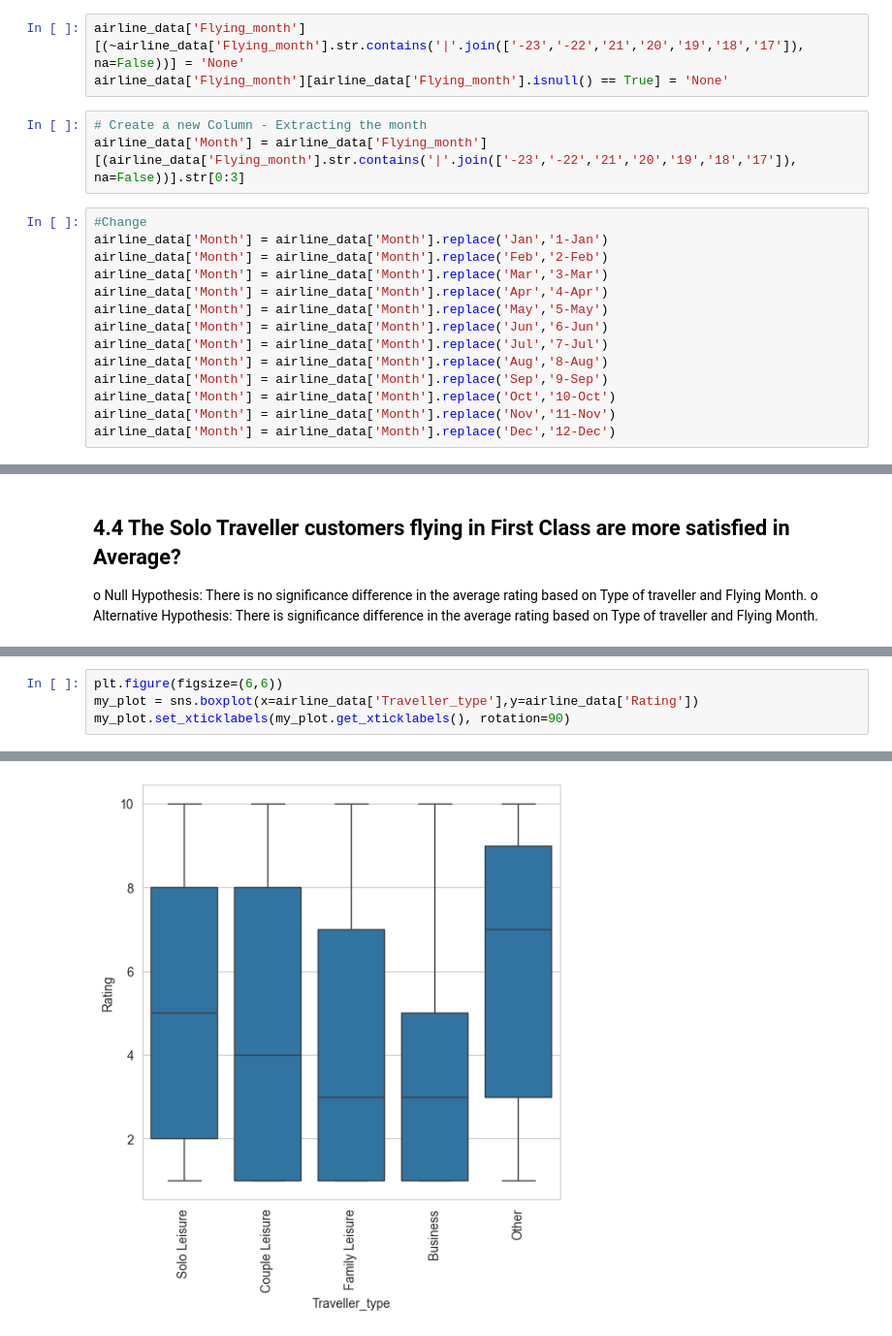
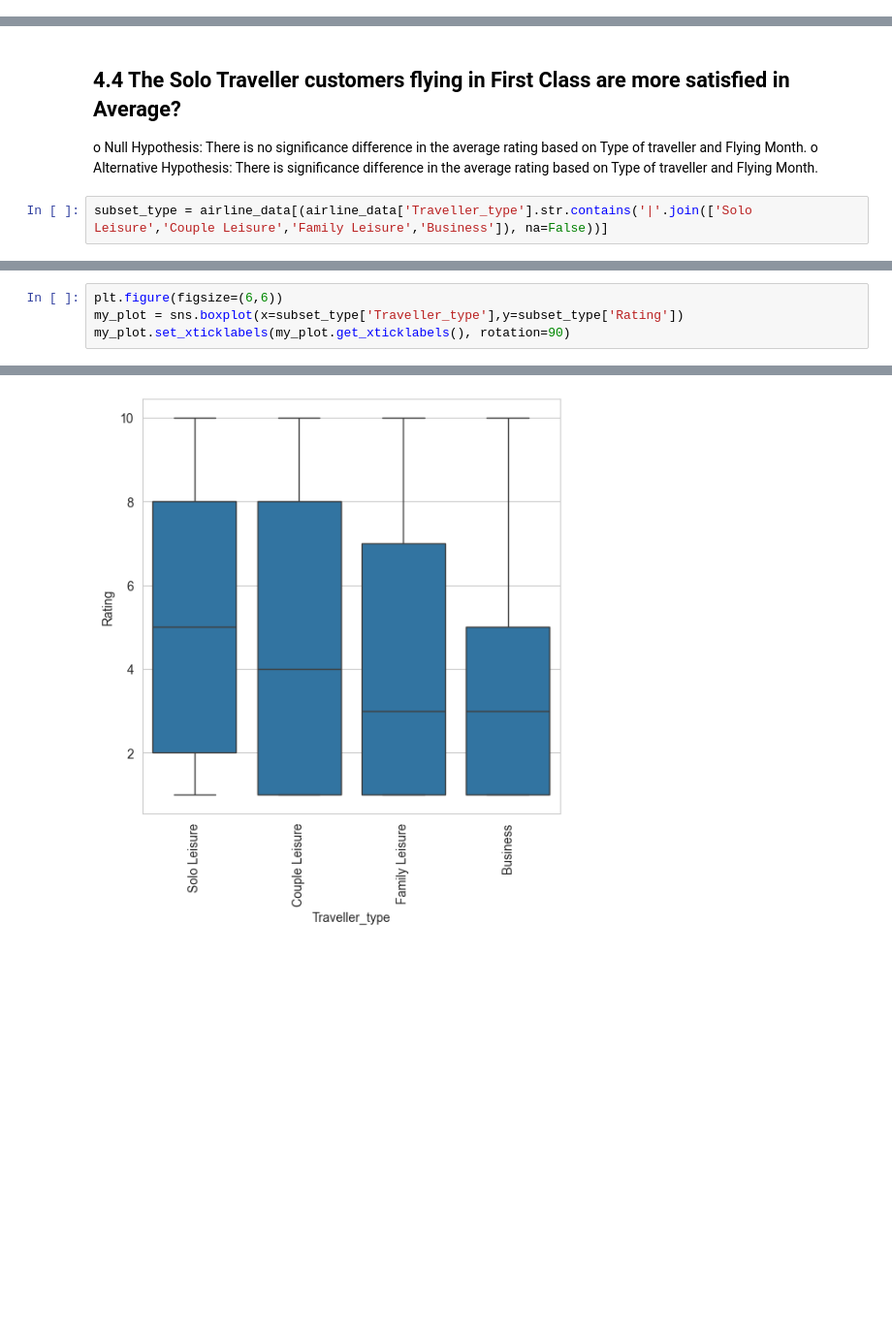
Before and after one commit to elkinbarretorojas/data_science, a Jupyter notebook: airline/airline.ipynb, the cells around one changed output, grey strips where cells are left out. Shown: that part at 97% size. Saved outputs shown, nothing was run; the diff lists cells and outputs as text; blank space fills up the shorter version.

```diff
--- a/airline/airline.ipynb
+++ b/airline/airline.ipynb
@@ -228,20 +430,0 @@ airline_data['Traveller_fix'][airline_data['Traveller_fix'].isnull() == True] =
-# %%
-airline_data['Flying_month'][(~airline_data['Flying_month'].str.contains('|'.join(['-23','-22','21','20','19','18','17']), na=False))] = 'None'
-airline_data['Flying_month'][airline_data['Flying_month'].isnull() == True] = 'None'
-# %%
-# Create a new Column - Extracting the month
-airline_data['Month'] = airline_data['Flying_month'][(airline_data['Flying_month'].str.contains('|'.join(['-23','-22','21','20','19','18','17']), na=False))].str[0:3]
-# %%
-#Change
-airline_data['Month'] = airline_data['Month'].replace('Jan','1-Jan')
-airline_data['Month'] = airline_data['Month'].replace('Feb','2-Feb')
-airline_data['Month'] = airline_data['Month'].replace('Mar','3-Mar')
-airline_data['Month'] = airline_data['Month'].replace('Apr','4-Apr')
-airline_data['Month'] = airline_data['Month'].replace('May','5-May')
-airline_data['Month'] = airline_data['Month'].replace('Jun','6-Jun')
-airline_data['Month'] = airline_data['Month'].replace('Jul','7-Jul')
-airline_data['Month'] = airline_data['Month'].replace('Aug','8-Aug')
-airline_data['Month'] = airline_data['Month'].replace('Sep','9-Sep')
-airline_data['Month'] = airline_data['Month'].replace('Oct','10-Oct')
-airline_data['Month'] = airline_data['Month'].replace('Nov','11-Nov')
-airline_data['Month'] = airline_data['Month'].replace('Dec','12-Dec')
@@ -459,3 +639,5 @@ airline_data.groupby('Traveller_type').count()
 ## 4.4 The Solo Traveller customers flying in First Class are more satisfied in Average?
 o	Null Hypothesis: There is no significance difference in the average rating based on Type of traveller and Flying Month.
 o	Alternative Hypothesis: There is significance difference in the average rating based on Type of traveller and Flying Month.
+# %%
+subset_type = airline_data[(airline_data['Traveller_type'].str.contains('|'.join(['Solo Leisure','Couple Leisure','Family Leisure','Business']), na=False))]
@@ -462,6 +658,6 @@ o	Alternative Hypothesis: There is significance difference in the average rating
 # %%
 plt.figure(figsize=(6,6))
-my_plot = sns.boxplot(x=airline_data['Traveller_type'],y=airline_data['Rating'])
+my_plot = sns.boxplot(x=subset_type['Traveller_type'],y=subset_type['Rating'])
 my_plot.set_xticklabels(my_plot.get_xticklabels(), rotation=90)
 # %% [output]
 [Text(0, 0, 'Solo Leisure'),
@@ -472 +667 @@ my_plot.set_xticklabels(my_plot.get_xticklabels(), rotation=90)
-[figure, old version]
+[figure, new version]
```
Also changed, not shown: parts of 72 cells of this notebook, 2 other files.
